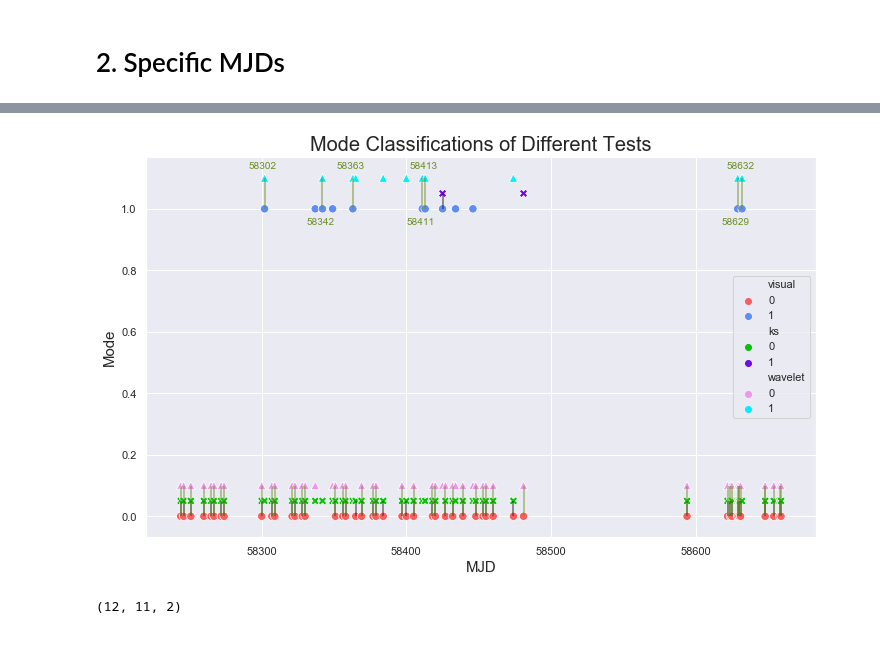
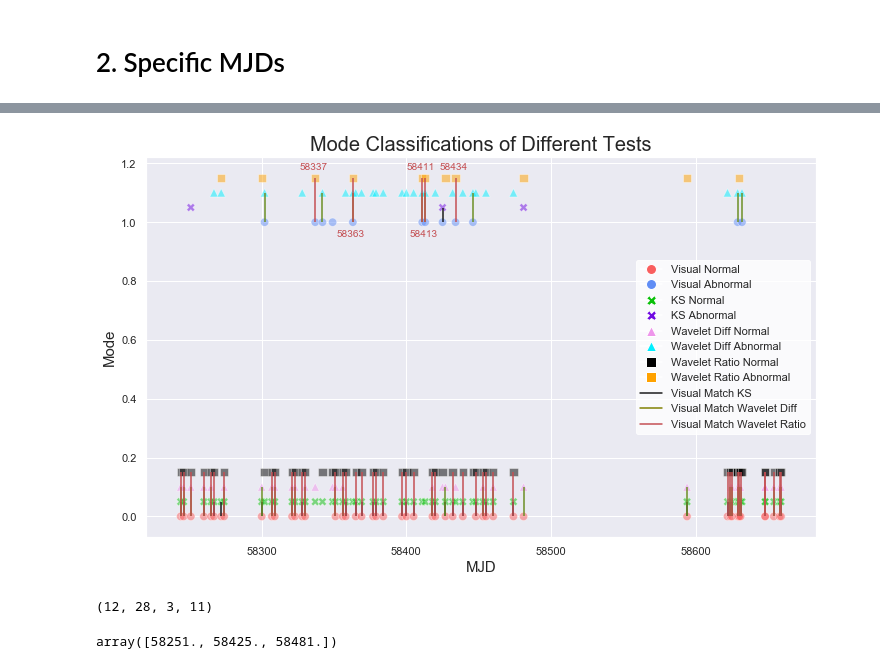
Before and after one commit to minyoungk99/IRES, a Jupyter notebook: test_comparison.ipynb, the cells around one changed output, grey strips where cells are left out. Saved outputs shown, nothing was run; the diff lists cells and outputs as text; code cells hidden in the pictures.

```diff
--- a/test_comparison.ipynb
+++ b/test_comparison.ipynb
@@ -22,8 +26,11 @@ ab_visual= np.loadtxt('./classified_mjd/J0332_abnorm_mjd_visual.txt')
 n_ks = np.loadtxt('./classified_mjd/J0332_norm_mjd_ks.txt')
 ab_ks = np.loadtxt('./classified_mjd/J0332_abnorm_mjd_ks.txt')
 
-n_wavelet = np.loadtxt('./classified_mjd/J0332_norm_mjd_wavelet_diff.txt')
-ab_wavelet = np.loadtxt('./classified_mjd/J0332_abnorm_mjd_wavelet_diff.txt')
+n_wavelet_diff = np.loadtxt('./classified_mjd/J0332_norm_mjd_wavelet_diff.txt')
+ab_wavelet_diff = np.loadtxt('./classified_mjd/J0332_abnorm_mjd_wavelet_diff.txt')
+
+n_wavelet_ratio = np.loadtxt('./classified_mjd/J0332_norm_mjd_wavelet_ratio.txt')
+ab_wavelet_ratio = np.loadtxt('./classified_mjd/J0332_abnorm_mjd_wavelet_ratio.txt')
 # %%
 ab_visual, ab_ks
 # %% [output]
@@ -76,4 +97,0 @@ df.head()
-# %%
-df.at[52, ['visual', 'wavelet', 'match_visual_wavelet']]=1
-df.at[52, 'match_visual_ks'] = 0
-df.at[52, 'wavelet_offset'] = 1.1
@@ -88,5 +98,5 @@ df.iloc[50:54]
 # %%
-def matches(df, plot_values, matches, colors=['k', 'olivedrab'], display_mjd=[True, 1]):
+def matches(df, plot_values, matches, colors=['k', 'olivedrab','r'], display_mjd=[True, 1]):
     '''Helper function for plotting vertical lines connecting MJDs
     on scatterplot where test result matches visual classification.
 
@@ -127,7 +137,7 @@ def matches(df, plot_values, matches, colors=['k', 'olivedrab'], display_mjd=[Tr
                 x = df.mjd[i]
                 y_lower = df.visual[i]
                 y_higher = df[plot_values[j]][i]
-                plt.vlines(x=x, ymin=y_lower, ymax=y_higher, color=colors[j], alpha=.6)
+                plt.vlines(x=x, ymin=y_lower, ymax=y_higher, color=colors[j], alpha=1)
                 #if we want to display MJD
                 if display_mjd[0]:
                     #if this is the test for which we want to display MJD
@@ -143,29 +176,40 @@ def matches(df, plot_values, matches, colors=['k', 'olivedrab'], display_mjd=[Tr
 # %%
 sns.set()
 fig = plt.figure(figsize=(12,7))
 
 #plotting keywords for each test
 cmaps = [sns.color_palette(['#F95E5E', '#608DF5']), sns.color_palette(['#09C009', '#700BE2']),
-         sns.color_palette(['#EE96EB', '#00EFFF'])]
-params = {'y':['visual', 'ks_offset', 'wavelet_offset'],
-          'hue':['visual', 'ks', 'wavelet'],
-          'marker':['o', 'X', '^']}
+         sns.color_palette(['#EE96EB', '#00EFFF']), sns.color_palette(['#000000', '#FFA200'])]
+params = {'y':['visual', 'ks_offset', 'wavelet_diff_offset', 'wavelet_ratio_offset'],
+          'hue':['visual', 'ks', 'wavelet_diff', 'wavelet_ratio'],
+          'marker':['o', 'X', '^', 's'],
+          'alpha':[.5]*4}
 
-for i in range(3):
+for i in range(4):
     ax = sns.scatterplot(x='mjd', y=params['y'][i], data=df, hue=params['hue'][i], palette=cmaps[i],
-                         marker=params['marker'][i], s=70, alpha=1)
+                         marker=params['marker'][i], s=70, alpha=params['alpha'][i])
 
 #Display vlines for matching MJD, and display MJD value for abnormals
-matches(df, ['ks_offset', 'wavelet_offset'], ['match_visual_ks', 'match_visual_wavelet'])
+matches(df, plot_values=['ks_offset', 'wavelet_diff_offset', 'wavelet_ratio_offset'],
+            matches=['match_visual_ks', 'match_visual_wavelet_diff', 'match_visual_wavelet_ratio'],
+            display_mjd=[True,2])
 
 ax.set_title('Mode Classifications of Different Tests', fontdict={'fontsize':20})
 ax.set_xlabel('MJD', size=15)
 ax.set_ylabel('Mode', size=15)
-plt.legend(loc='center right')
+
+legend = plt.legend(handles=handles, loc='center right')
+frame = legend.get_frame()
+frame.set_color('white')
+
 plt.savefig('./plots/test_comp.jpeg')
 # %% [output]
-[figure, old version]
+[figure, new version]
 # %%
-len(ab_visual), len(ab_wavelet), len(ab_ks)
+len(ab_visual), len(ab_wavelet_diff), len(ab_ks), len(ab_wavelet_ratio)
 # %% [output]
-(12, 11, 2)
+(12, 28, 3, 11)
+# %%
+ab_ks
+# %% [output]
+array([58251., 58425., 58481.])
```
Also changed, not shown: parts of 8 cells of this notebook, 16 other files.
